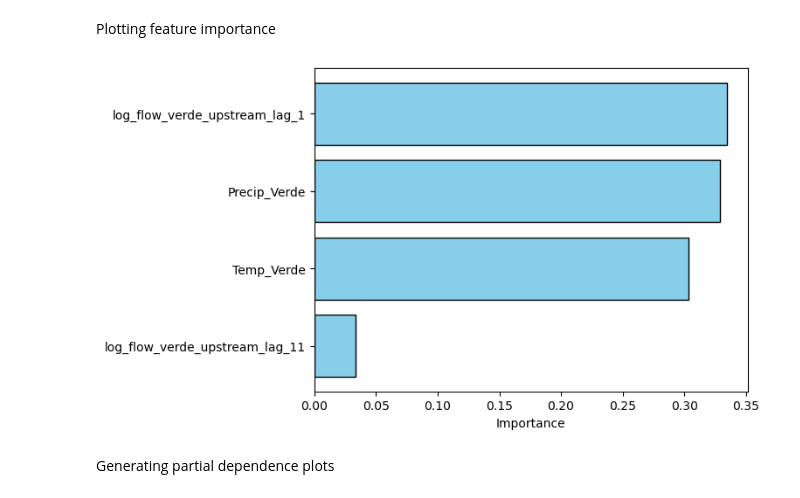
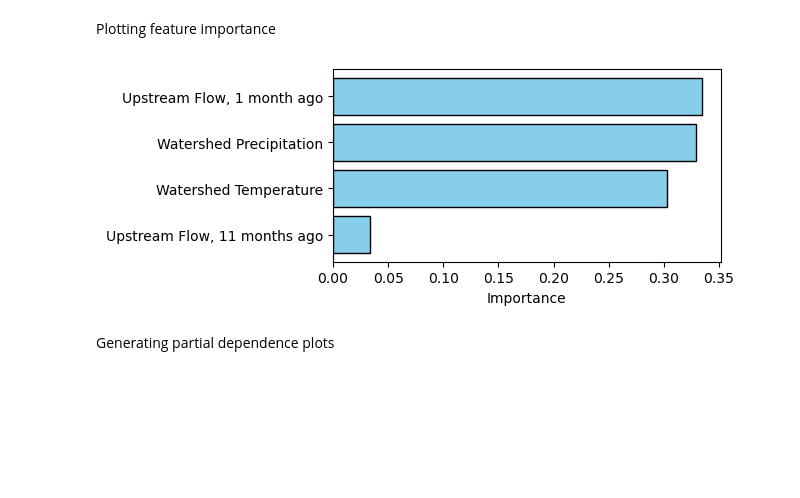
Before and after one commit to Erdos-Projects/summer26-water-use-sustainability, a Jupyter notebook: Code/03_verde_modeling.ipynb, the cells around one changed output. Drawn from its saved outputs; the diff is of its cells as text; code cells hidden in the pictures; blank space fills up the shorter version.

Commit message:
Created more plots

```diff
--- a/Code/03_verde_modeling.ipynb
+++ b/Code/03_verde_modeling.ipynb
@@ -934,23 +945,28 @@ Plotting feature importance
 # %%
 feature_importance_VerdeUpstream = pd.DataFrame({
     "Feature":verde_upstream_features,
     "Importance":verde_upstream_model.feature_importances_
 }).sort_values("Importance")
+feature_names = ["Upstream Flow, 11 months ago",
+                 "Watershed Temperature",
+                 "Watershed Precipitation",
+                 "Upstream Flow, 1 month ago"
+                 ]
 
-
-plt.barh(feature_importance_VerdeUpstream.Feature, feature_importance_VerdeUpstream.Importance,
+plt.figure(figsize=(5,2.5))
+plt.barh(feature_names, feature_importance_VerdeUpstream.Importance,
          edgecolor="black", color="skyblue")
 plt.xlabel("Importance")
 
 plt.savefig(
     "../Output/FeatureImportance_VerdeUpstream.png",
     dpi=300,
     bbox_inches="tight"
 )
 
 plt.show()
 # %% [output]
-[figure, old version]
+[figure, new version]
 # %% [markdown]
 Generating partial dependence plots
 # %%
```
Also changed, not shown: parts of 8 cells of this notebook, 24 other files.
